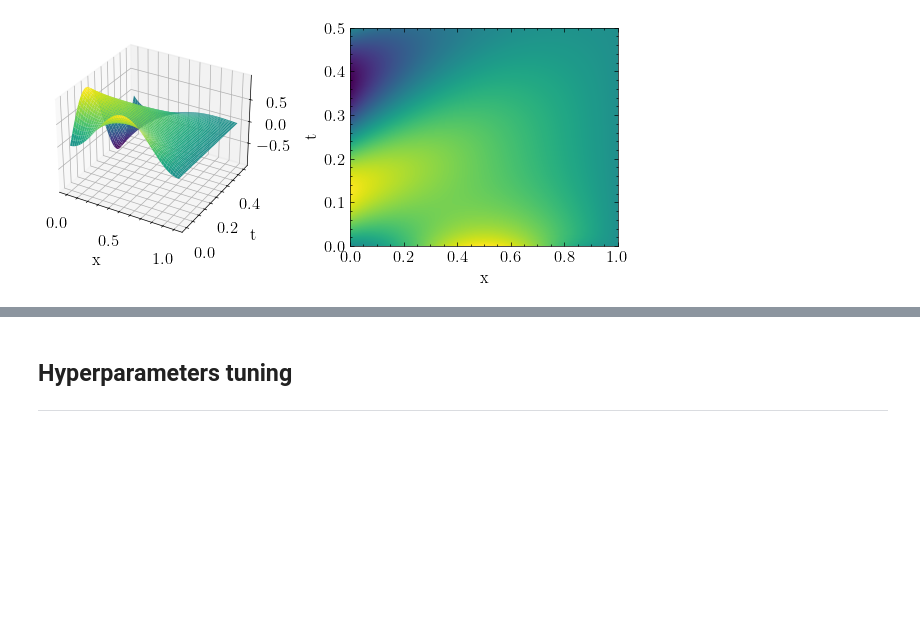
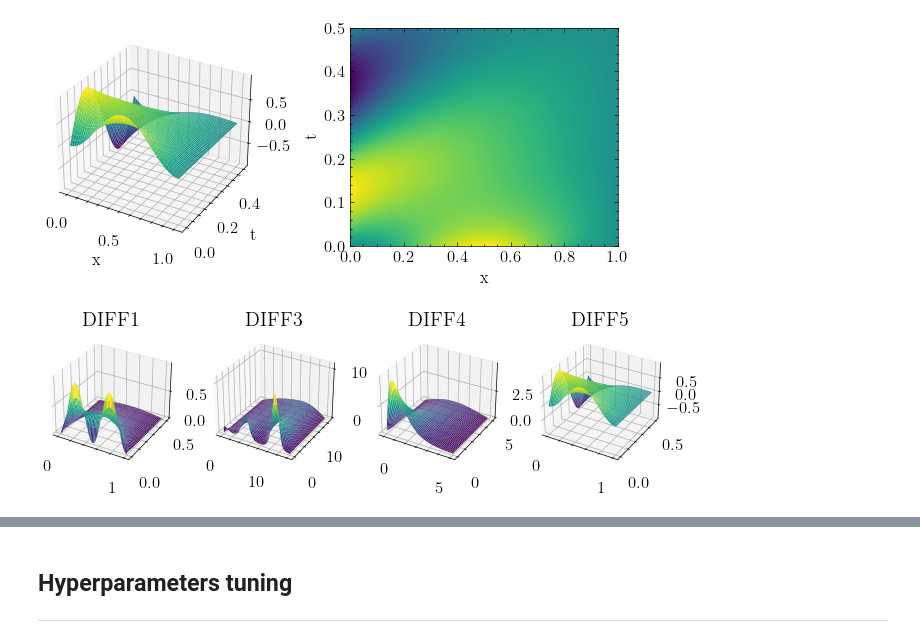
Before and after one commit to DaniilLaptev/pinns, a Jupyter notebook: code/diffusion.ipynb, the cells around one changed output, grey strips where cells are left out. Cells and saved outputs as stored; diff of their text form; code cells hidden in the pictures; blank space fills up the shorter version.

```diff
--- a/code/diffusion.ipynb
+++ b/code/diffusion.ipynb
@@ -275,3 +275,22 @@ def get_problem(N):
         (left_boundary, right_boundary, initial_conditions)
     )
     return problem
+# %%
+inds = [1, 3, 4, 5]
+problems = [get_problem(i) for i in inds]
+indexes = [141, 142, 143, 144]
+
+size = (6.7, 1.8)
+fig = plt.figure(figsize=size)
+
+for i, index, problem in zip(inds, indexes, problems):
+    X, T = np.meshgrid(problem.x, problem.t)
+    ax = fig.add_subplot(index, projection='3d')
+    ax.plot_surface(X, T, problem.solution, cmap='viridis')
+    ax.title.set_text(f'DIFF{i}')
+plt.tight_layout()
+
+plt.savefig('../images/diff_grid.png', dpi=250)
+plt.show()
+# %% [output]
+[figure, added]
```
Also changed, not shown: parts of 8 cells of this notebook, 20 other files.
